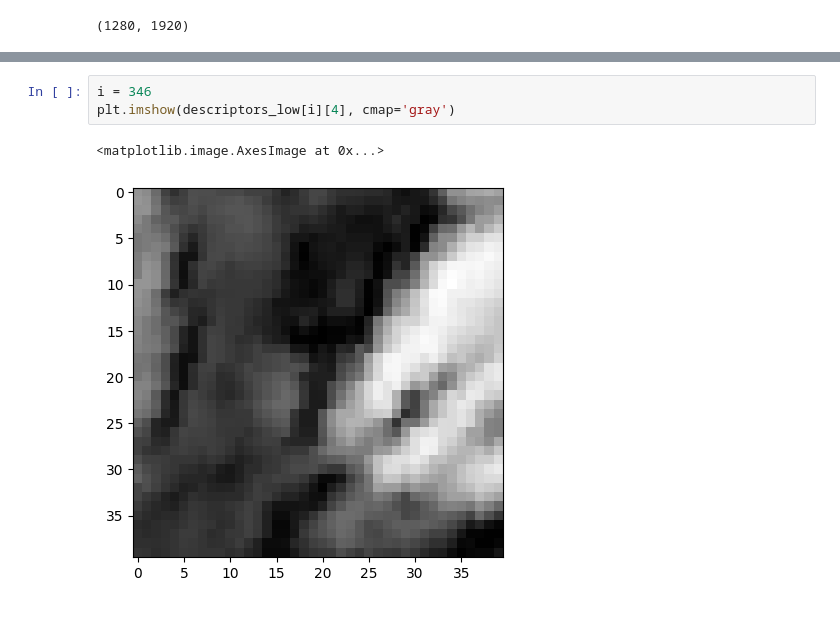
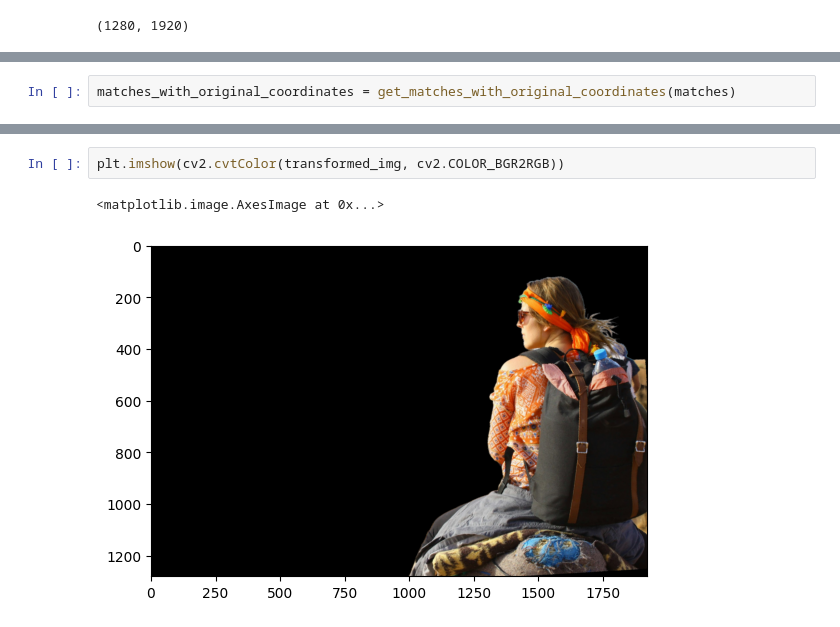
Before and after one commit to Hadartalisr/ImageProcessing, a Jupyter notebook: Ex4/ex4.ipynb, the cells around one changed output, grey strips where cells are left out. Cells and saved outputs as stored; diff of their text form.

```diff
--- a/Ex4/ex4.ipynb
+++ b/Ex4/ex4.ipynb
@@ -573 +593,3 @@ def get_original_coordinates(descriptor):
+# %%
+matches_with_original_coordinates = get_matches_with_original_coordinates(matches)
 # %%
@@ -627,6 +643,5 @@ plt.imshow(transformed_img, cmap='gray')
-# %%
-i = 346
-plt.imshow(descriptors_low[i][4], cmap='gray')
-# %% [output]
-<matplotlib.image.AxesImage at 0x...>
-[figure, removed]
+# %%
+plt.imshow(cv2.cvtColor(transformed_img, cv2.COLOR_BGR2RGB))
+# %% [output]
+<matplotlib.image.AxesImage at 0x...>
+[figure, added]
```
Also changed, not shown: parts of 20 cells of this notebook, 3 other files.
